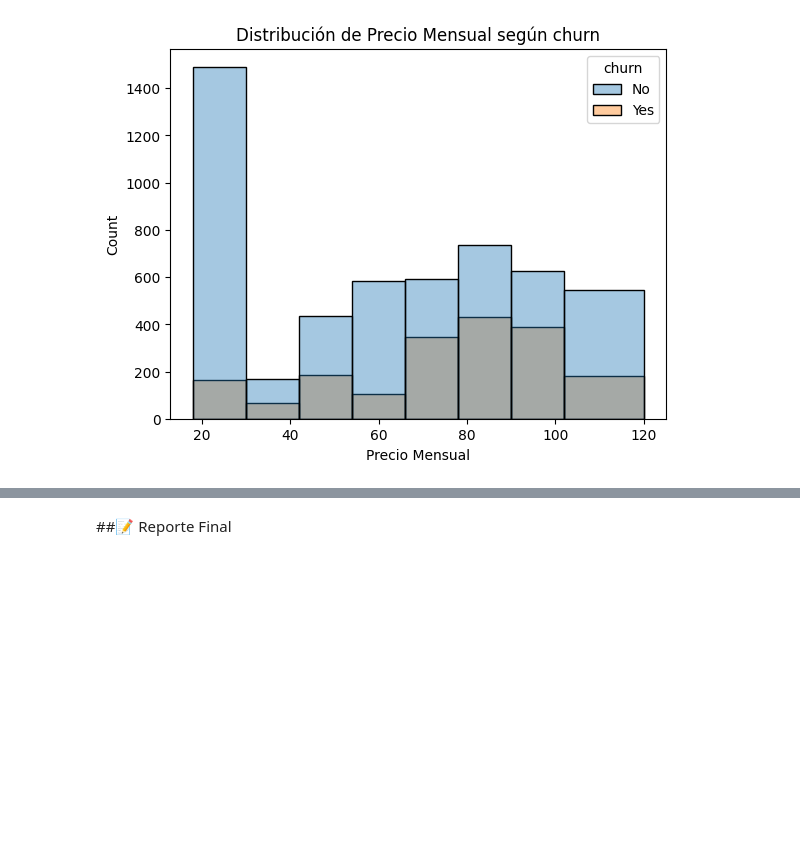
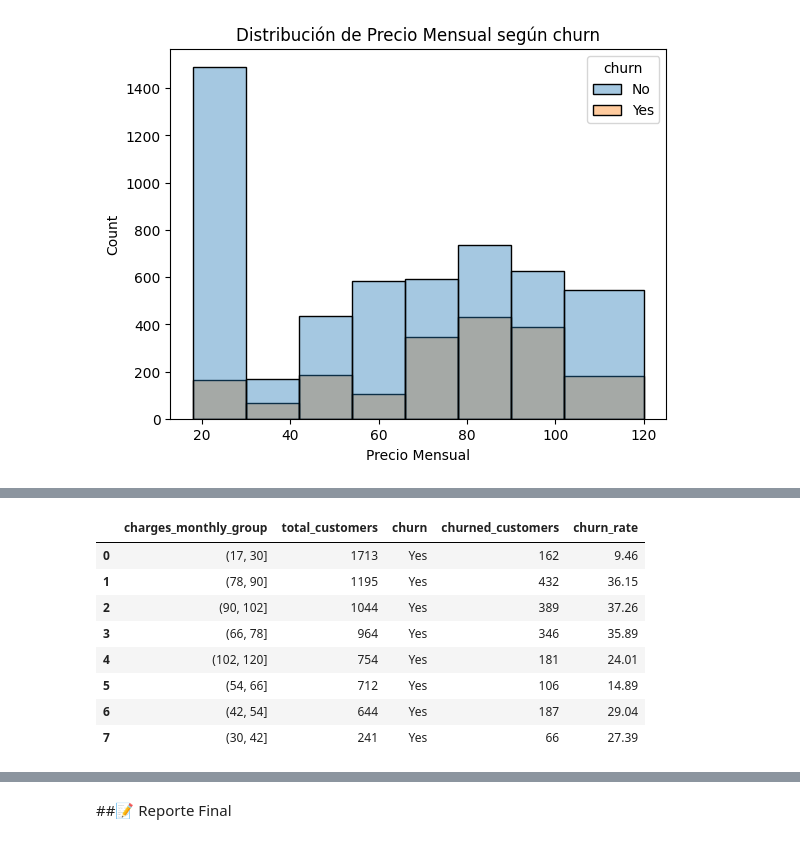
Before and after one commit to RientArlCroud/challenge3-analisis-de-datos, a Jupyter notebook: Challenge_3_Análisis_de_Datos.ipynb, the cells around one changed output, grey strips where cells are left out. Saved outputs shown, nothing was run; the diff lists cells and outputs as text; code cells hidden in the pictures; blank space fills up the shorter version.

```diff
--- a/Challenge_3_Análisis_de_Datos.ipynb
+++ b/Challenge_3_Análisis_de_Datos.ipynb
@@ -937,0 +944,4 @@ plt.show()
+# %%
+df_monthly_A = df['charges_monthly_group'].value_counts().reset_index()
+df_monthly_A.rename(columns={'count': 'total_customers'}, inplace=True)
+df_monthly_A
@@ -937,0 +958,5 @@ plt.show()
+# %%
+df_monthly_B = df.groupby('charges_monthly_group')['churn'].value_counts().reset_index()
+df_monthly_B = df_monthly_B.loc[df_monthly_B['churn']=='Yes']
+df_monthly_B.rename(columns={'count': 'churned_customers'}, inplace=True)
+df_monthly_B
@@ -937,0 +973,6 @@ plt.show()
+# %%
+df_monthly_churn_rate = df_monthly_A.merge(
+    df_monthly_B,
+    on='charges_monthly_group'
+)
+df_monthly_churn_rate
@@ -937,0 +989,13 @@ plt.show()
+# %%
+df_monthly_churn_rate['churn_rate']=(df_monthly_churn_rate['churned_customers']/df_monthly_churn_rate['total_customers']).multiply(100).round(2)
+df_monthly_churn_rate
+# %% [output]
+|  | charges_monthly_group | total_customers | churn | churned_customers | churn_rate |
+| 0 | (17, 30] | 1713 | Yes | 162 | 9.46 |
+| 1 | (78, 90] | 1195 | Yes | 432 | 36.15 |
+| 2 | (90, 102] | 1044 | Yes | 389 | 37.26 |
+| 3 | (66, 78] | 964 | Yes | 346 | 35.89 |
+| 4 | (102, 120] | 754 | Yes | 181 | 24.01 |
+| 5 | (54, 66] | 712 | Yes | 106 | 14.89 |
+| 6 | (42, 54] | 644 | Yes | 187 | 29.04 |
+| 7 | (30, 42] | 241 | Yes | 66 | 27.39 |
```
Also changed, not shown: parts of 14 cells of this notebook.
